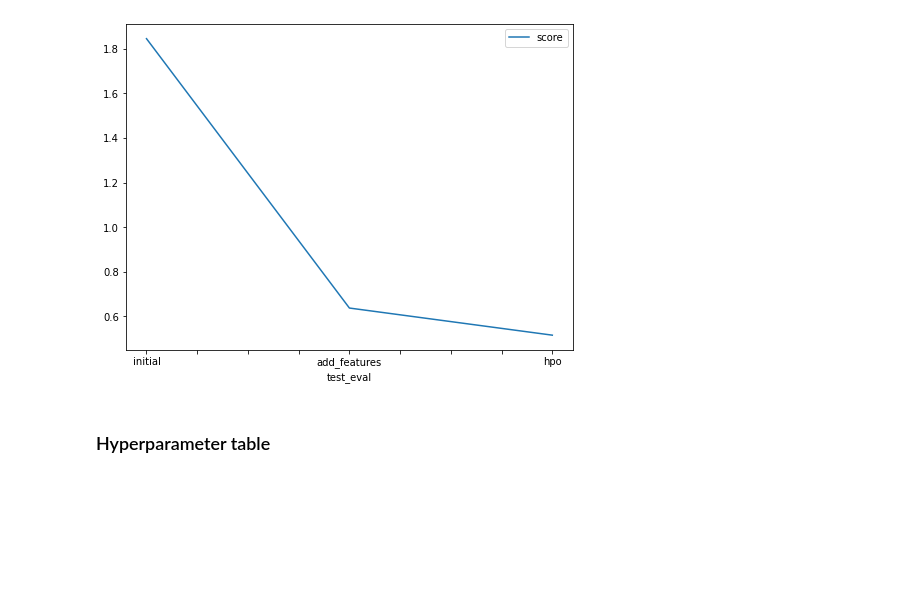
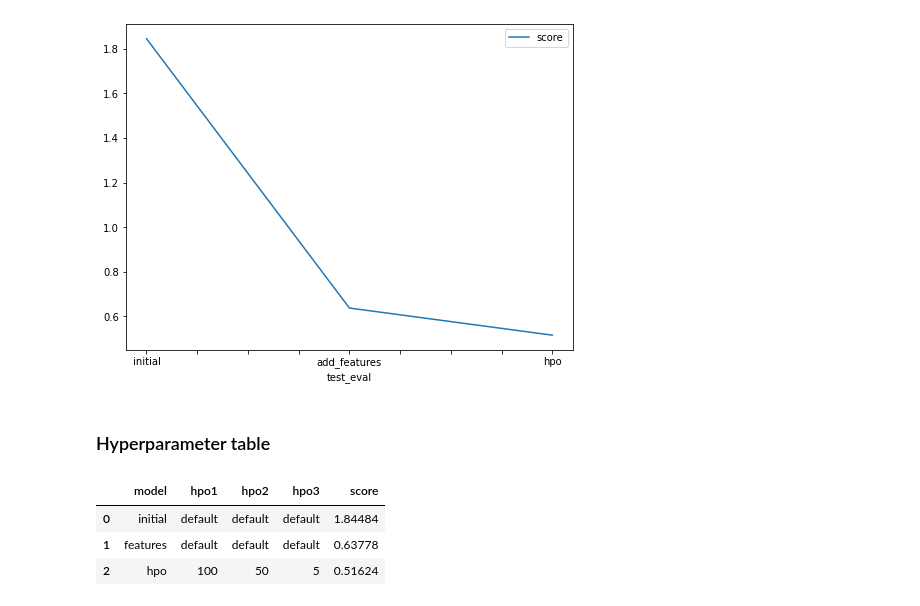
Before and after one commit to GrasieleDosSantos/bike-sharing-demand, a Jupyter notebook: project-template.ipynb, the cells around one changed output. Cells and saved outputs as stored; diff of their text form; code cells hidden in the pictures; blank space fills up the shorter version.

```diff
--- a/project-template.ipynb
+++ b/project-template.ipynb
@@ -762,8 +762,13 @@ fig.savefig('model_test_score.png')
 # %%
 pd.DataFrame({
     "model": ["initial", "features", "hpo"],
-    "hpo1": ['default', 'default', 150], #num_boost_round
-    "hpo2": ['default', 'default', ], #'num_leaves'
-    "hpo3": ['default', 'default', 10], #number of trials
-    "score": [0.51624, 0.51627, 0.52442]
+    "hpo1": ['default', 'default', 100], #num_boost_round
+    "hpo2": ['default', 'default', 50], #'num_leaves'
+    "hpo3": ['default', 'default', 5], #number of trials
+    "score": [1.84484, 0.63778, 0.51624]
 })
+# %% [output]
+|  | model | hpo1 | hpo2 | hpo3 | score |
+| 0 | initial | default | default | default | 1.84484 |
+| 1 | features | default | default | default | 0.63778 |
+| 2 | hpo | 100 | 50 | 5 | 0.51624 |
```
Also changed, not shown: 2 other files.
